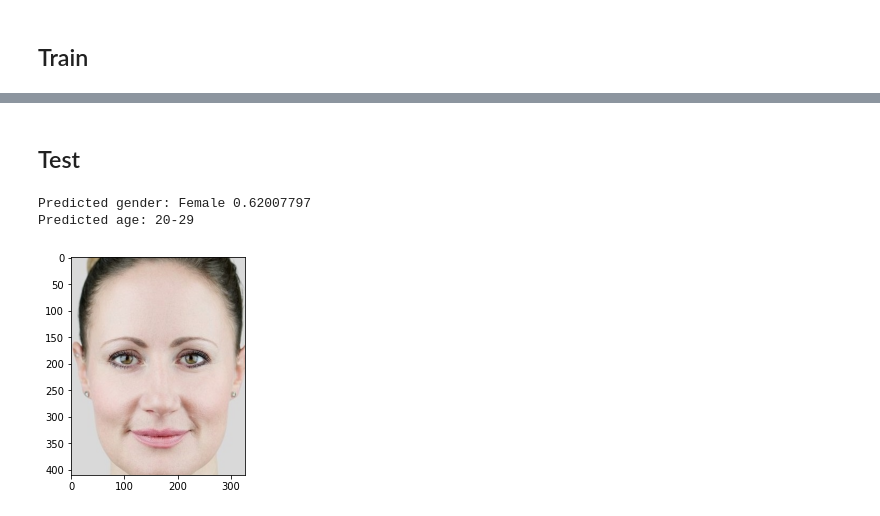
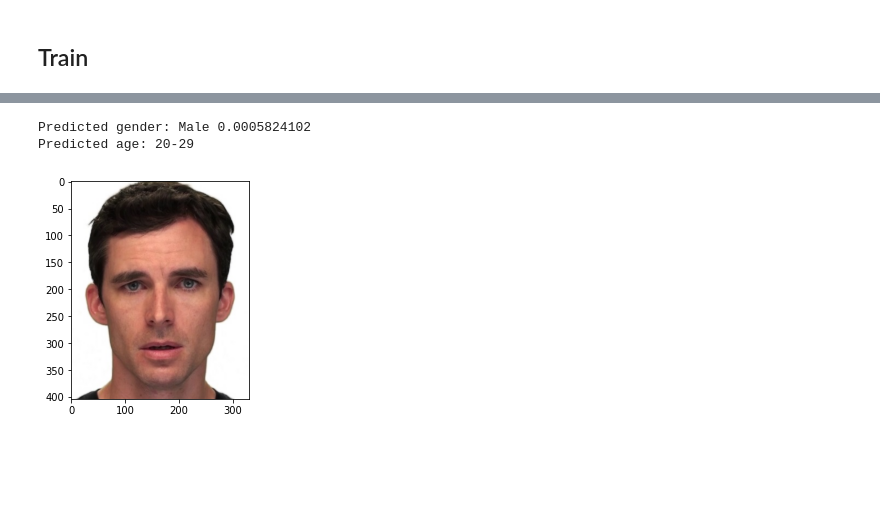
Before and after one commit to BaMarcy/age_gender_predictor, a Jupyter notebook: train.ipynb, the cells around one changed output, grey strips where cells are left out. Drawn from its saved outputs; the diff is of its cells as text; code cells hidden in the pictures; blank space fills up the shorter version.

```diff
--- a/train.ipynb
+++ b/train.ipynb
@@ -88,7 +88,7 @@ class GenderAgeClass(Dataset):
         ages, genders = [torch.tensor(x).to(device) for x in [ages, genders]]
         ims = torch.cat(ims).to(device)
 
-        return ims, ages.type(torch.LongTensor), genders
+        return ims, ages.type(torch.LongTensor).to(device), genders
 
     def get_age(self, age):
         key_list = list(self.dict_age.keys())
@@ -324,14 +309,0 @@ torch.save(model.state_dict(), "inferences/resnet34.pt")
-# %%
-model = models.vgg16(pretrained = True)
-# Freeze parameters => no backprop
-for param in model.parameters():
-    param.requires_grad = False
-model.avgpool = nn.Sequential(nn.Conv2d(512,512, kernel_size=3),
-                              nn.MaxPool2d(2),
-                              nn.ReLU(),
-                              nn.Flatten(),
-                              nn.Linear(2048,512),
-                              nn.LeakyReLU(0.2,inplace=True))
-model.classifier = ageGenderClassifier()
-model.load_state_dict(torch.load("inferences/vgg16.pt"))
-model.eval()
@@ -358,15 +309,0 @@ VGG(
-# %%
-model = models.resnet34(pretrained = True)
-# Freeze parameters => no backprop
-for param in model.parameters():
-    param.requires_grad = False
-model.avgpool = nn.Sequential(nn.Conv2d(512,512, kernel_size=3),
-                              nn.MaxPool2d(2),
-                              nn.ReLU(),
-                              nn.Flatten(),
-                              nn.Linear(2048,512),
-                              nn.LeakyReLU(0.2,inplace=True)
-                              ) #nn.AdaptiveAvgPool2d(output_size=(1, 1))
-model.fc = ageGenderClassifier()
-model.load_state_dict(torch.load("inferences/resnet34.pt"))
-model.eval()
@@ -391,16 +310,17 @@ ResNet(
-# %% [markdown]
-## Test
 # %%
 im = cv2.imread('test.jpg')
 test_data = train.preprocess_image(im).to(device)
 im = cv2.cvtColor(im, cv2.COLOR_BGR2RGB)
 plt.imshow(im)
+
+model.load_state_dict(torch.load("inferences/resnet34.pt"))
+model.eval()
 gender, age = model(test_data)
-pred_gender = gender.to('cpu').detach().numpy()
-pred_age = torch.argmax(age, dim=1).detach().numpy()
-print('Predicted gender:', np.where(pred_gender[0][0] < 0.5, 'Male','Female'), pred_gender[0][0])
+pred_gender = gender.cpu().detach().numpy()
+pred_age = torch.argmax(age, dim=1).cpu().detach().numpy()
+print('Predicted gender:', np.where(pred_gender[0][0] < 0.5, 'Male', 'Female'), pred_gender[0][0])
 print('Predicted age:', train.get_age(pred_age))
 # %% [output]
-Predicted gender: Female 0.62007797
+Predicted gender: Male 0.0005824102
 Predicted age: 20-29
-[figure, old version]
+[figure, new version]
```
Also changed, not shown: parts of 16 cells of this notebook, 2 other files.
